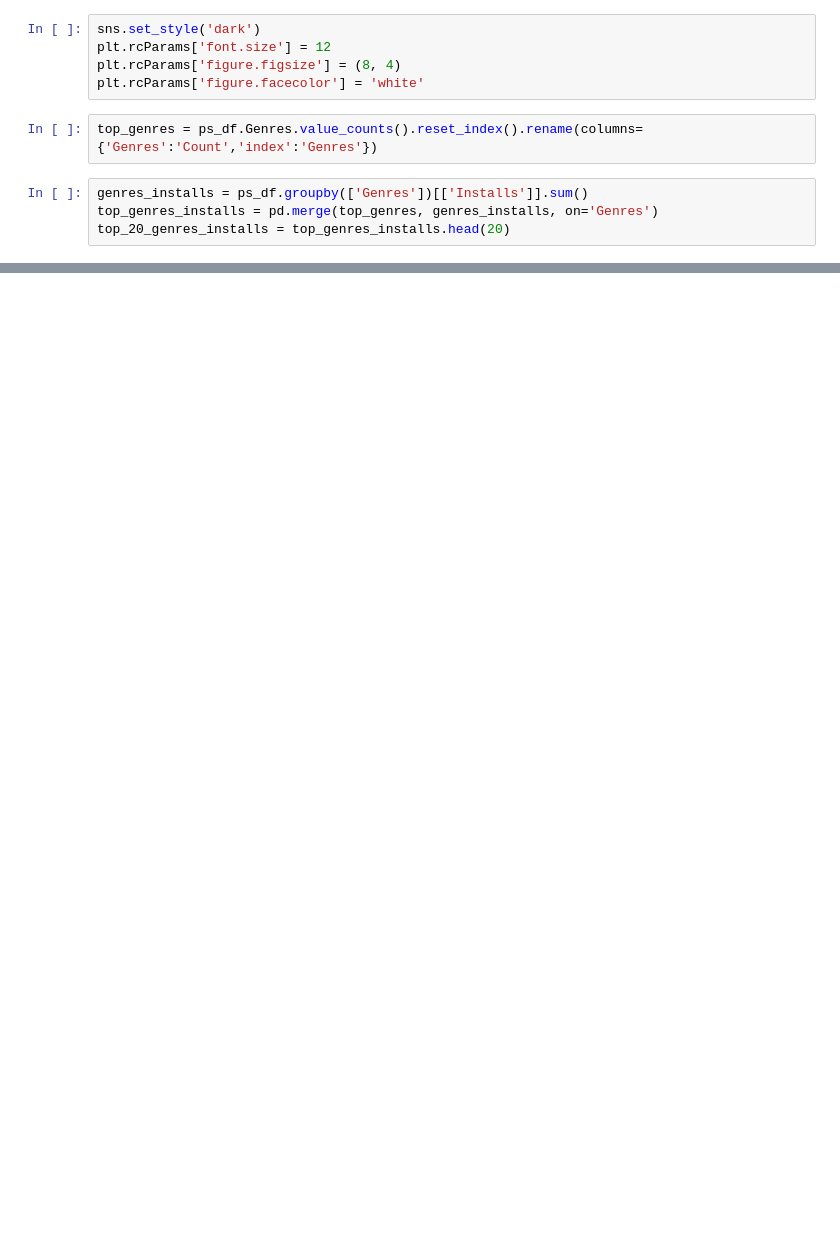
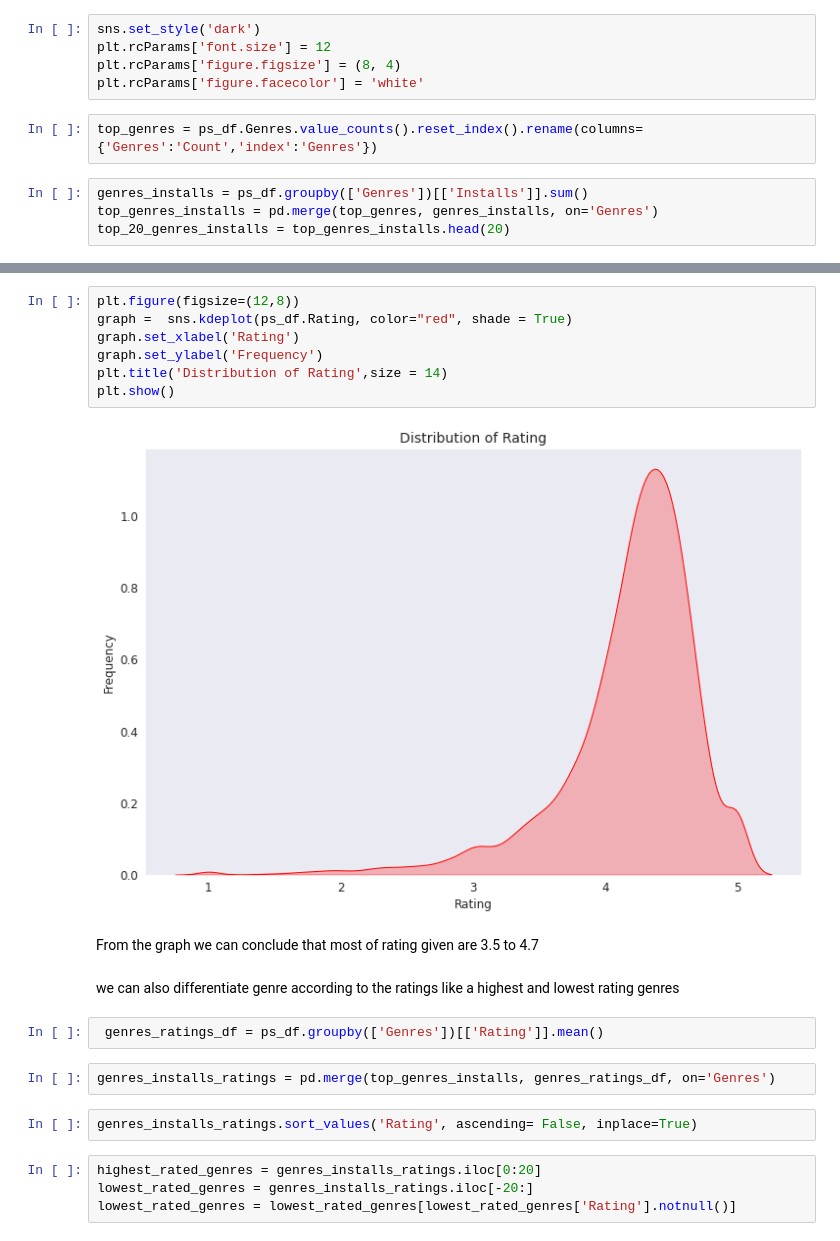
Before and after one commit to Nkbhapkar/EDA-on-playstore, a Jupyter notebook: Capston_1_Play_Store_App_Review_Analysis_Capstone_Project.ipynb, the cells around one changed output, grey strips where cells are left out. Cells and saved outputs as stored; diff of their text form; blank space fills up the shorter version.

```diff
--- a/Capston_1_Play_Store_App_Review_Analysis_Capstone_Project.ipynb
+++ b/Capston_1_Play_Store_App_Review_Analysis_Capstone_Project.ipynb
@@ -311,0 +393,24 @@ plt.show()
+# %%
+plt.figure(figsize=(12,8))
+graph =  sns.kdeplot(ps_df.Rating, color="red", shade = True)
+graph.set_xlabel('Rating')
+graph.set_ylabel('Frequency')
+plt.title('Distribution of Rating',size = 14)
+plt.show()
+# %% [output]
+[figure, added]
+# %% [markdown]
+
+ From the graph we can conclude that most of rating given are 3.5 to 4.7
+# %% [markdown]
+we can also differentiate genre according to the ratings like a highest and lowest rating genres
+# %%
+ genres_ratings_df = ps_df.groupby(['Genres'])[['Rating']].mean()
+# %%
+genres_installs_ratings = pd.merge(top_genres_installs, genres_ratings_df, on='Genres')
+# %%
+genres_installs_ratings.sort_values('Rating', ascending= False, inplace=True)
+# %%
+highest_rated_genres = genres_installs_ratings.iloc[0:20]
+lowest_rated_genres = genres_installs_ratings.iloc[-20:]
+lowest_rated_genres = lowest_rated_genres[lowest_rated_genres['Rating'].notnull()]
```
Also changed, not shown: parts of 32 cells of this notebook.
